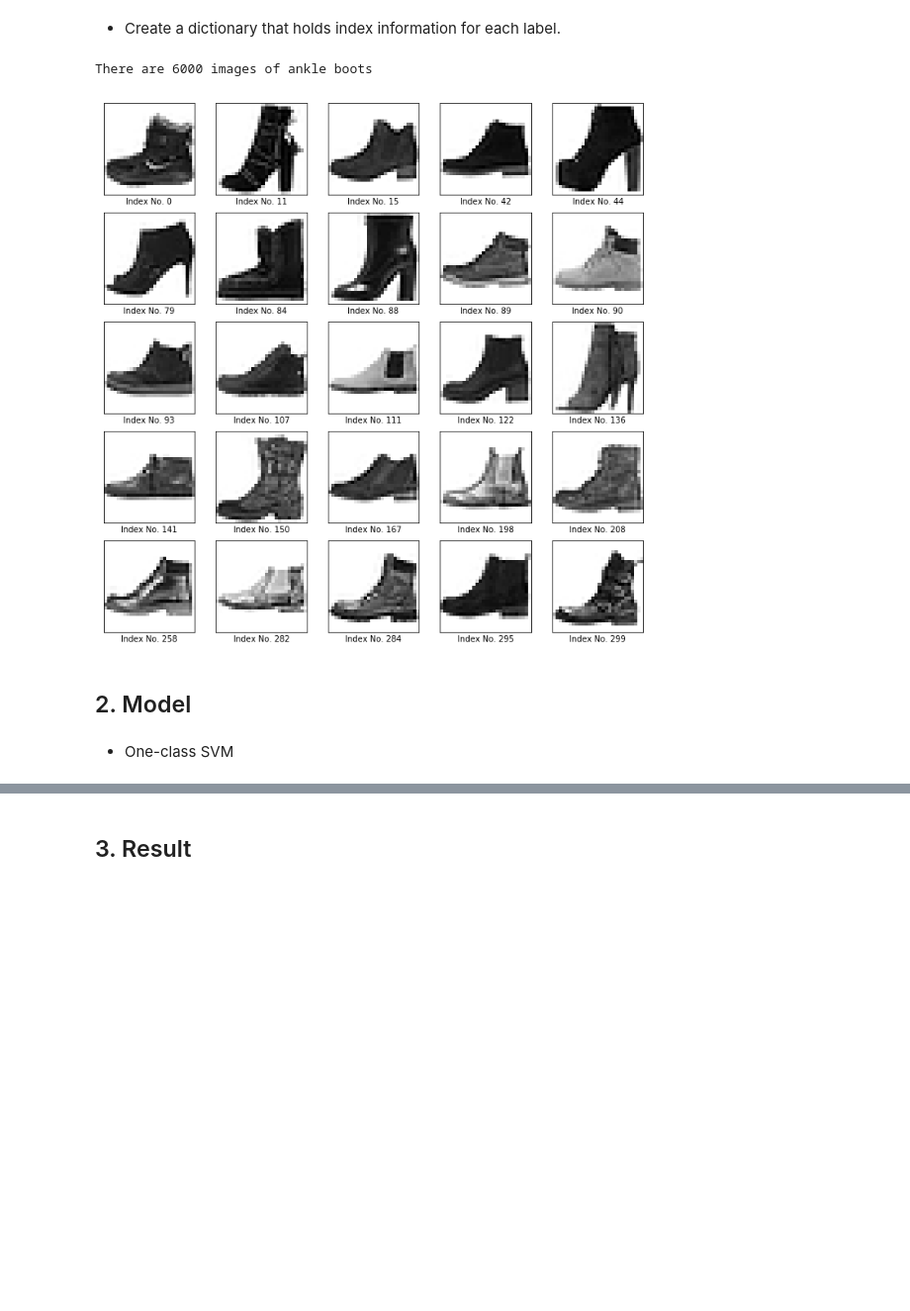
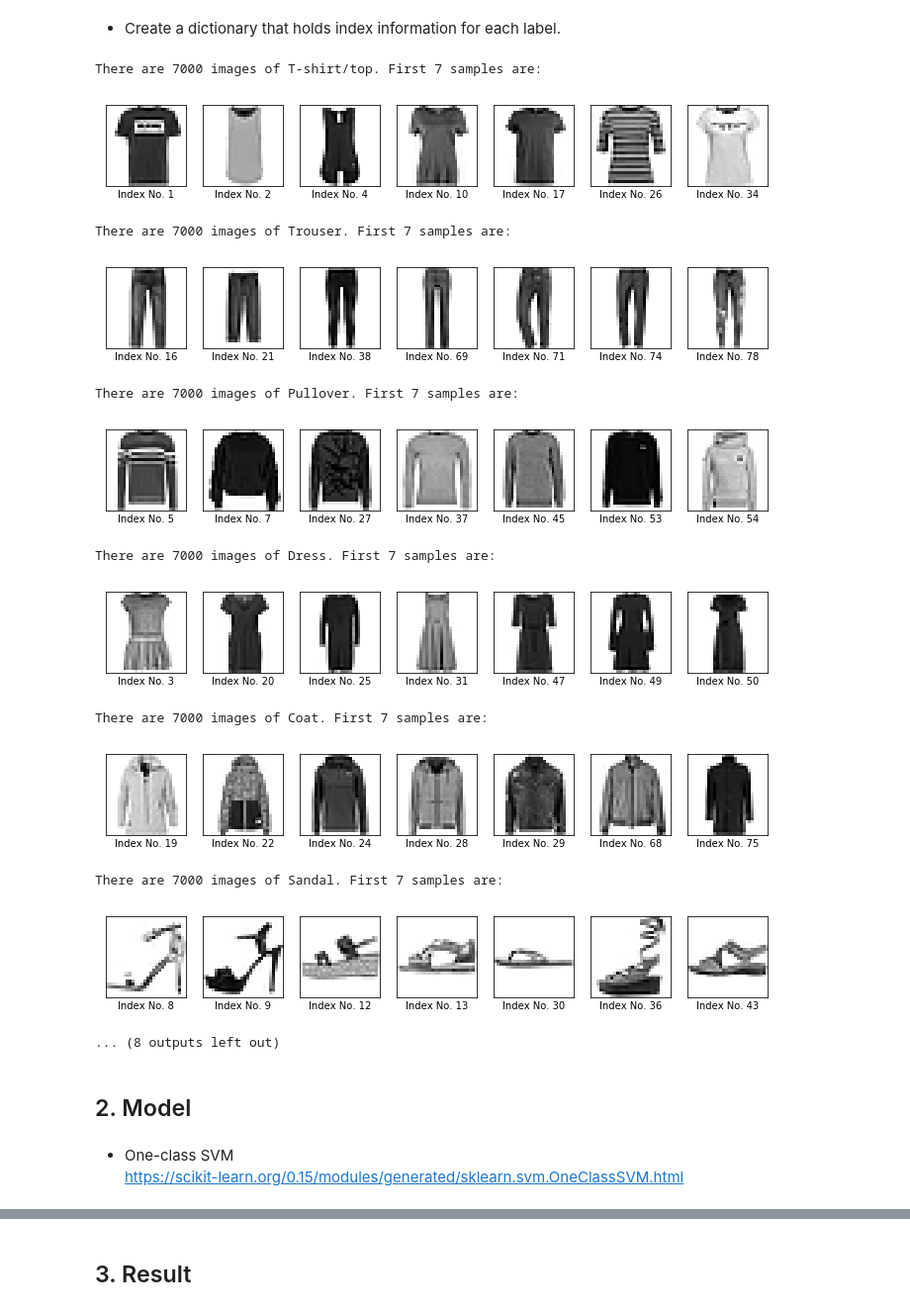
Before and after one commit to Tanguycrsl/Techniques-Avancees-dapprentissage, a Jupyter notebook: OSVM.ipynb, the cells around one changed output, grey strips where cells are left out. Shown at 99% size. Drawn from its saved outputs; the diff is of its cells as text; code cells hidden in the pictures; blank space fills up the shorter version.

Commit message:
Update_Yosuke
- Visualised samples for each item (label)
- Started tuning hyperparameters

```diff
--- a/OSVM.ipynb
+++ b/OSVM.ipynb
@@ -33,8 +34,7 @@ import PIL.Image
 # Load the dataset
 X_train, y_train = mnist_reader.load_mnist('./data', kind='train')
 X_test, y_test = mnist_reader.load_mnist('./data', kind='t10k')
-print("Shape of X_train: ", X_train.shape)
-print("Shape of y_train: ", y_train.shape)
-print("Shape of X_test: ", X_test.shape)
-print("Shape of y_test: ", y_test.shape)
+X, y = np.concatenate((X_train, X_test), axis = 0), np.concatenate((y_train, y_test), axis = 0)
+print("Shape of X: ", X.shape)
+print("Shape of y: ", y.shape)
 # %% [output]
@@ -51,7 +49,7 @@ for i in range(25):
     plt.subplot(5, 5, i+1)
     plt.xticks([]), plt.yticks([])
     plt.xlabel("No. %d (%s)" %(i, label_dic[y_train[i]]))
-    plt.imshow(X_train[i].reshape(28,28), cmap=plt.cm.binary)
+    plt.imshow(X[i].reshape(28,28), cmap=plt.cm.binary)
 #tls.save_image("./mnist/visualization/sample.png", X_train[0]) would be better to save sample outputs
 #PIL.Image.fromarray(X_train.reshape((X_train.shape[0],28,28))[0]) is the visualisation part of the above saving code
 # %% [output]
@@ -61,24 +59,36 @@ for i in range(25):
 # %%
 idx_dic = {}
 for i in range(10):
-    idx_dic[i] = [idx for idx, y in enumerate(y_train) if y == i]
+    idx_dic[i] = [idx for idx, label in enumerate(y) if label == i]
 # %%
-# Show only, for instance, Ankle boot
-ankleboot_idx = idx_dic[9]
-print('There are %d images of ankle boots' %len(ankleboot_idx))
-plt.figure(figsize=(12,12))
-for i in range(25):
-    plt.subplot(5, 5, i+1)
-    plt.xticks([]), plt.yticks([])
-    plt.xlabel("Index No. %d" %ankleboot_idx[i])
-    plt.imshow(X_train[ankleboot_idx][i].reshape(28,28), cmap=plt.cm.binary)
+for i in range(10):
+    print('There are %d images of %s. First 7 samples are:' %(len(idx_dic[i]), label_dic[i]))
+    plt.figure(figsize=(12,12))
+    for j in range(7):
+        plt.subplot(1, 7, j+1)
+        plt.xticks([]), plt.yticks([])
+        plt.xlabel("Index No. %d" %idx_dic[i][j])
+        plt.imshow(X[idx_dic[i]][j].reshape(28,28), cmap=plt.cm.binary)
+    plt.show(), plt.close()
 # %% [output]
-There are 6000 images of ankle boots
+There are 7000 images of T-shirt/top. First 7 samples are:
-[figure, old version]
+[figure, new version]
+There are 7000 images of Trouser. First 7 samples are:
+[figure, added]
+There are 7000 images of Pullover. First 7 samples are:
+[figure, added]
+There are 7000 images of Dress. First 7 samples are:
+[figure, added]
+There are 7000 images of Coat. First 7 samples are:
+[figure, added]
+There are 7000 images of Sandal. First 7 samples are:
+[figure, added]
+... (8 outputs left out)
 # %% [markdown]
 ## 2. Model
-# %% [markdown]
-* One-class SVM
+# %% [markdown]
+* One-class SVM
+https://scikit-learn.org/0.15/modules/generated/sklearn.svm.OneClassSVM.html
 # %%
 from sklearn import svm
 # %%
```
Also changed, not shown: parts of 11 cells of this notebook.
